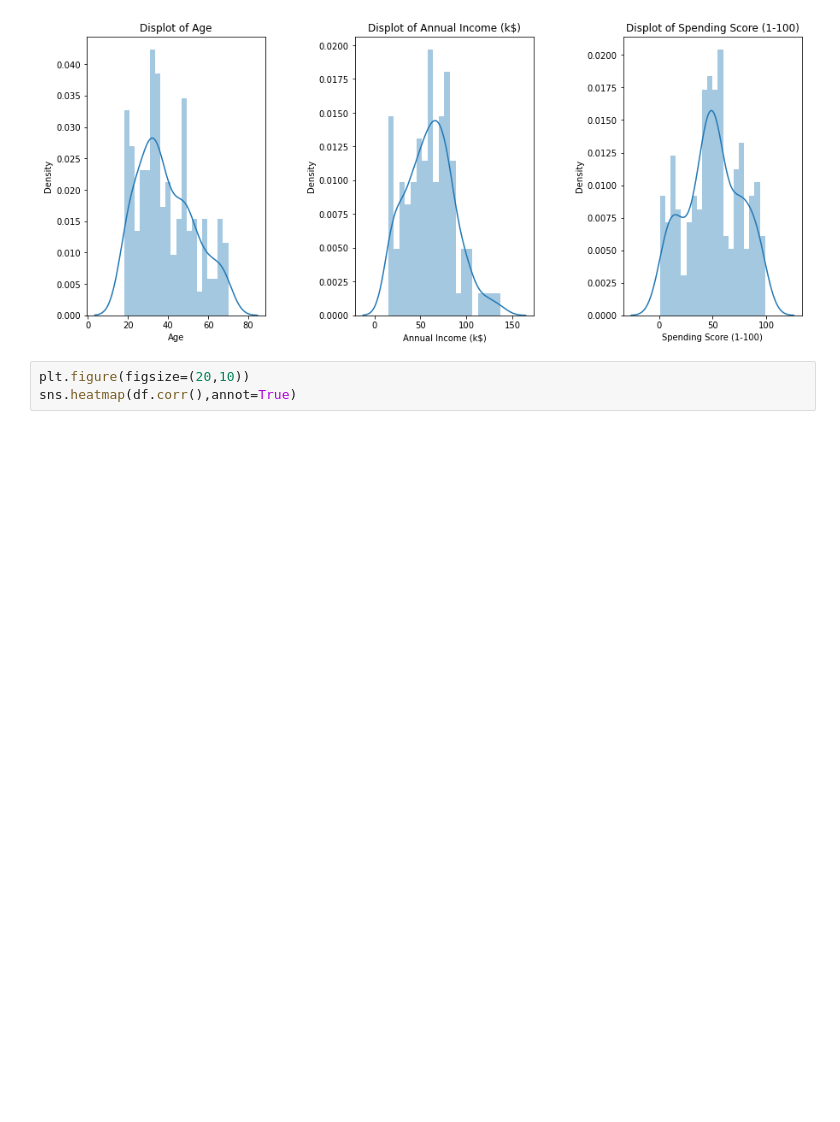
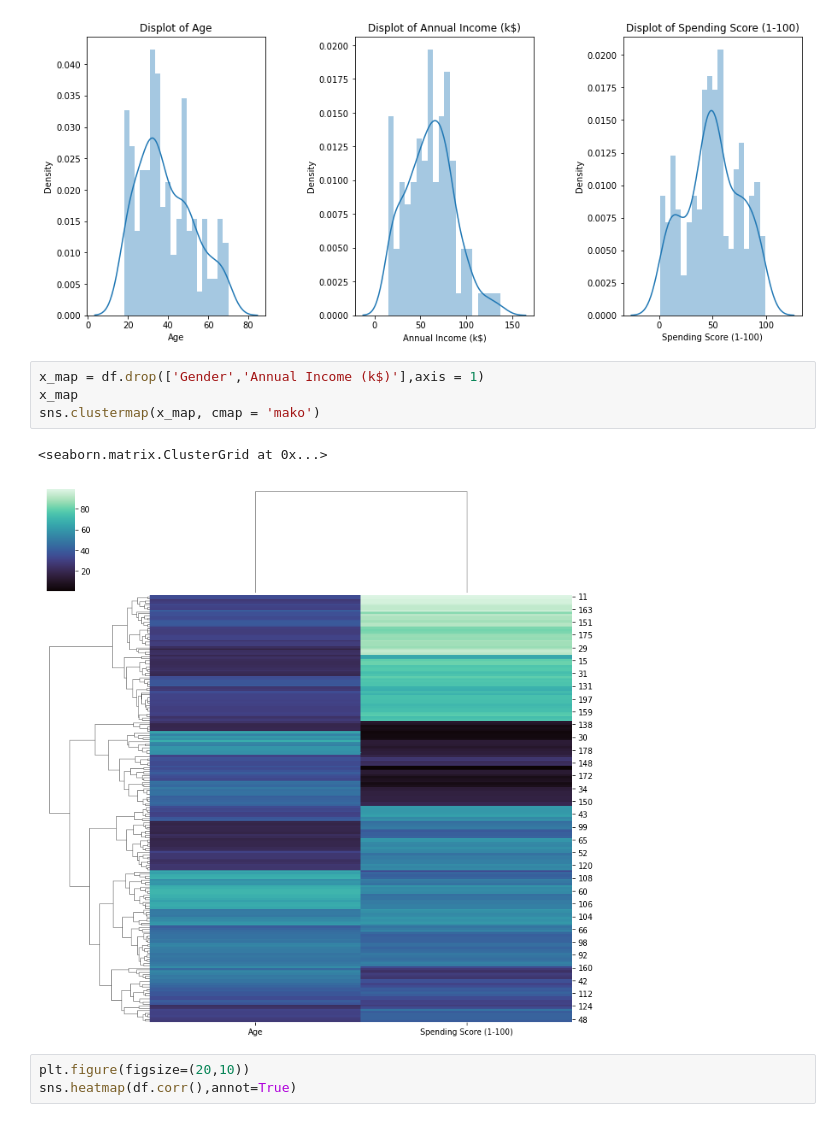
Before and after one commit to elhamng/Data-Science, a Jupyter notebook: Customer_Segmentation.ipynb, the cells around one changed output. Drawn from its saved outputs; the diff is of its cells as text; blank space fills up the shorter version.

```diff
--- a/Customer_Segmentation.ipynb
+++ b/Customer_Segmentation.ipynb
@@ -109,6 +109,13 @@ plt.show()
 # plt.show()
 # %% [output]
 [figure]
+# %%
+x_map = df.drop(['Gender','Annual Income (k$)'],axis = 1)
+x_map
+sns.clustermap(x_map, cmap = 'mako')
+# %% [output]
+<seaborn.matrix.ClusterGrid at 0x...>
+[figure, added]
 # %%
 plt.figure(figsize=(20,10))
 sns.heatmap(df.corr(),annot=True)
```
Also changed, not shown: parts of 21 cells of this notebook, 2 other files.
